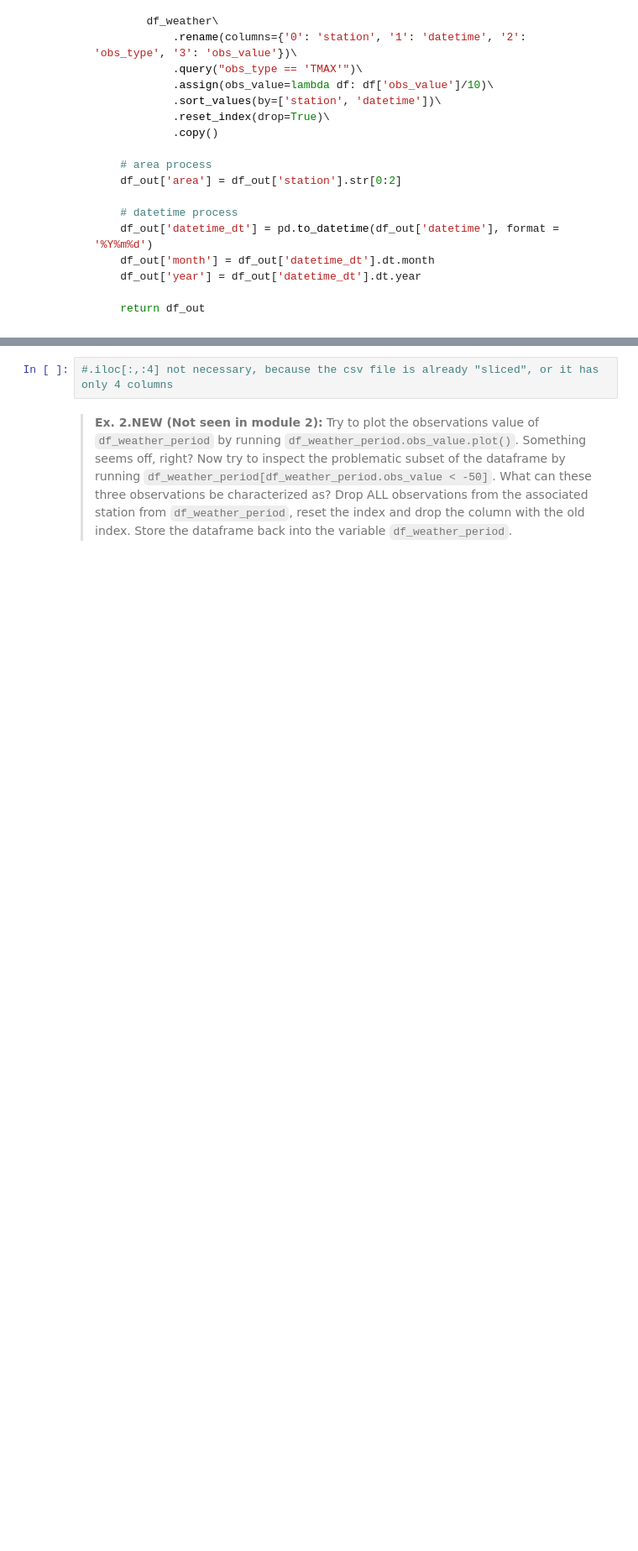
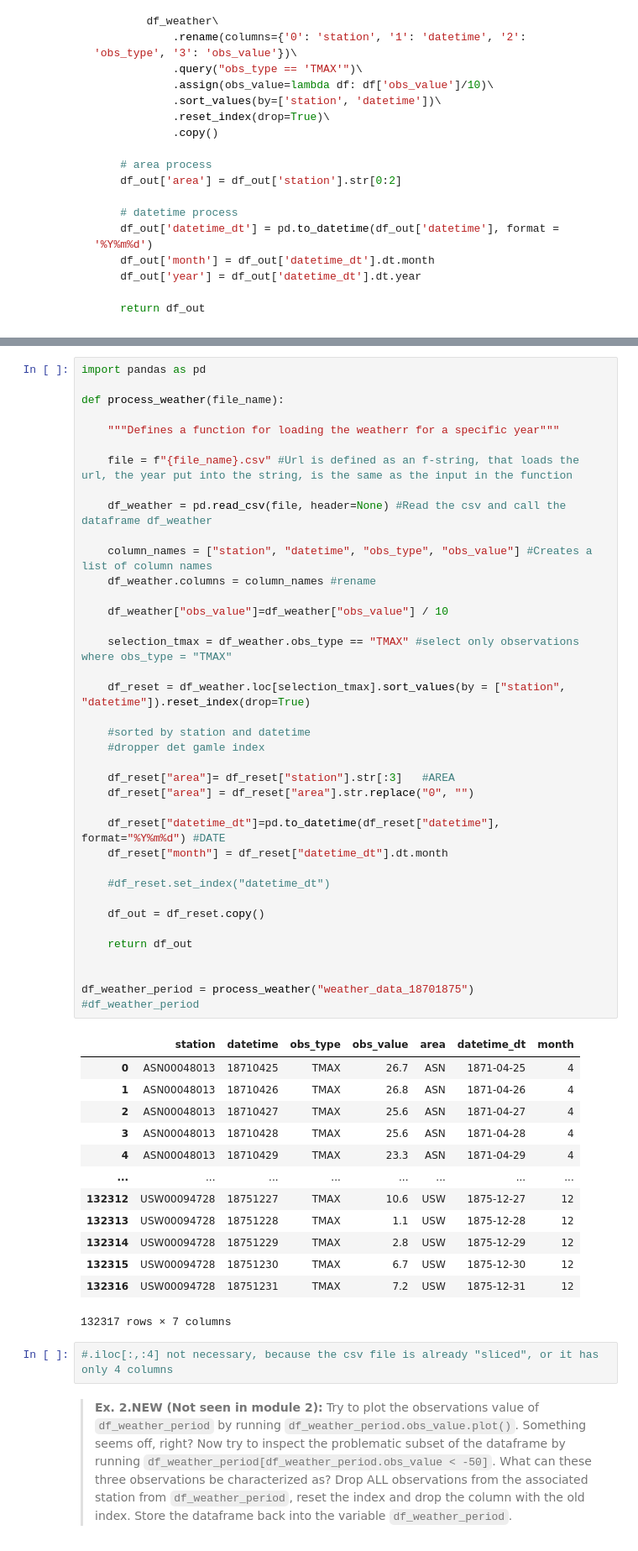
Before and after one commit to amaliemaria/ISDS2021_group16, a Jupyter notebook: assignment_1.ipynb, the cells around one changed output, grey strips where cells are left out. Shown at 84% size. Cells and saved outputs as stored; diff of their text form; blank space fills up the shorter version.

```diff
--- a/assignment_1.ipynb
+++ b/assignment_1.ipynb
@@ -123,4 +117,56 @@ dataa.sort_values(by = "datetime", ascending = True)
 132317 rows × 7 columns
+# %%
+import pandas as pd
+
+def process_weather(file_name):
+
+    """Defines a function for loading the weatherr for a specific year"""
+
+    file = f"{file_name}.csv" #Url is defined as an f-string, that loads the url, the year put into the string, is the same as the input in the function
+
+    df_weather = pd.read_csv(file, header=None) #Read the csv and call the dataframe df_weather
+
+    column_names = ["station", "datetime", "obs_type", "obs_value"] #Creates a list of column names
+    df_weather.columns = column_names #rename
+
+    df_weather["obs_value"]=df_weather["obs_value"] / 10
+
+    selection_tmax = df_weather.obs_type == "TMAX" #select only observations where obs_type = "TMAX"
+
+    df_reset = df_weather.loc[selection_tmax].sort_values(by = ["station", "datetime"]).reset_index(drop=True)
+
+    #sorted by station and datetime
+    #dropper det gamle index
+
+    df_reset["area"]= df_reset["station"].str[:3]   #AREA
+    df_reset["area"] = df_reset["area"].str.replace("0", "")
+
+    df_reset["datetime_dt"]=pd.to_datetime(df_reset["datetime"], format="%Y%m%d") #DATE
+    df_reset["month"] = df_reset["datetime_dt"].dt.month
+
+    #df_reset.set_index("datetime_dt")
+
+    df_out = df_reset.copy()
+
+    return df_out
+
+
+df_weather_period = process_weather("weather_data_18701875")
+#df_weather_period
+# %% [output]
+|  | station | datetime | obs_type | obs_value | area | datetime_dt | month |
+| 0 | ASN00048013 | 18710425 | TMAX | 26.7 | ASN | 1871-04-25 | 4 |
+| 1 | ASN00048013 | 18710426 | TMAX | 26.8 | ASN | 1871-04-26 | 4 |
+| 2 | ASN00048013 | 18710427 | TMAX | 25.6 | ASN | 1871-04-27 | 4 |
+| 3 | ASN00048013 | 18710428 | TMAX | 25.6 | ASN | 1871-04-28 | 4 |
+| 4 | ASN00048013 | 18710429 | TMAX | 23.3 | ASN | 1871-04-29 | 4 |
+| ... | ... | ... | ... | ... | ... | ... | ... |
+| 132312 | USW00094728 | 18751227 | TMAX | 10.6 | USW | 1875-12-27 | 12 |
+| 132313 | USW00094728 | 18751228 | TMAX | 1.1 | USW | 1875-12-28 | 12 |
+| 132314 | USW00094728 | 18751229 | TMAX | 2.8 | USW | 1875-12-29 | 12 |
+| 132315 | USW00094728 | 18751230 | TMAX | 6.7 | USW | 1875-12-30 | 12 |
+| 132316 | USW00094728 | 18751231 | TMAX | 7.2 | USW | 1875-12-31 | 12 |
+132317 rows × 7 columns
 # %%
 #.iloc[:,:4] not necessary, because the csv file is already "sliced", or it has only 4 columns
 # %% [markdown]
```
Also changed, not shown: parts of 6 cells of this notebook.
